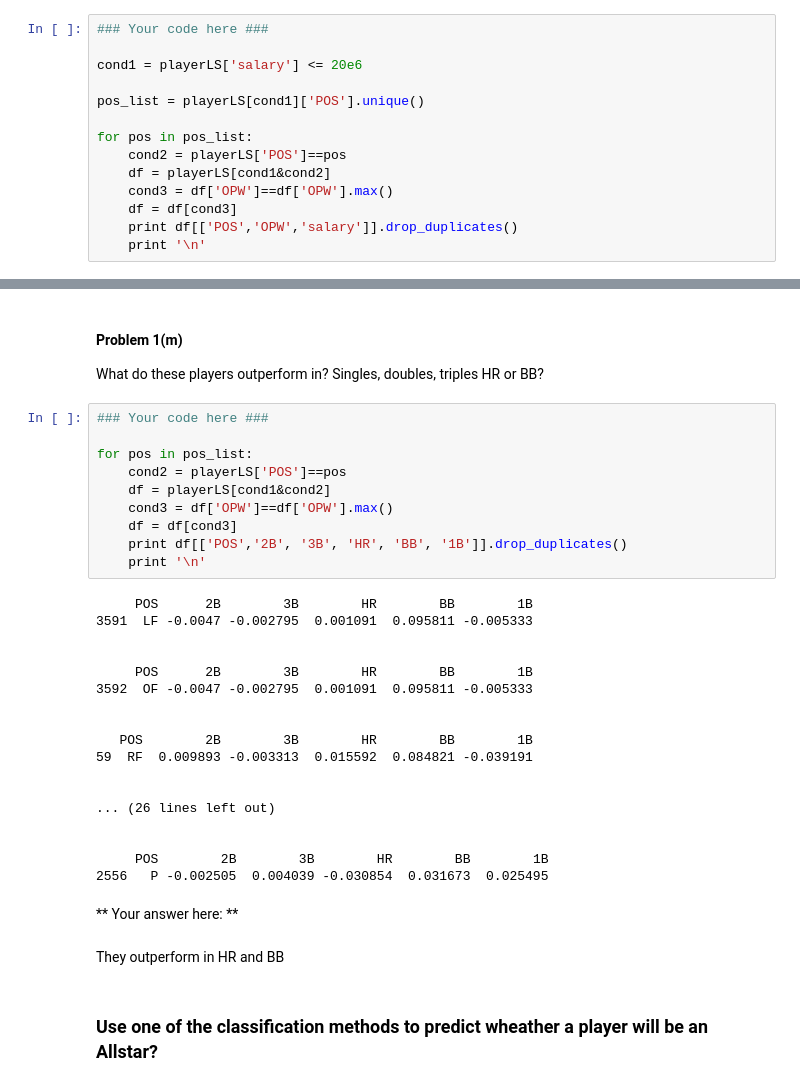
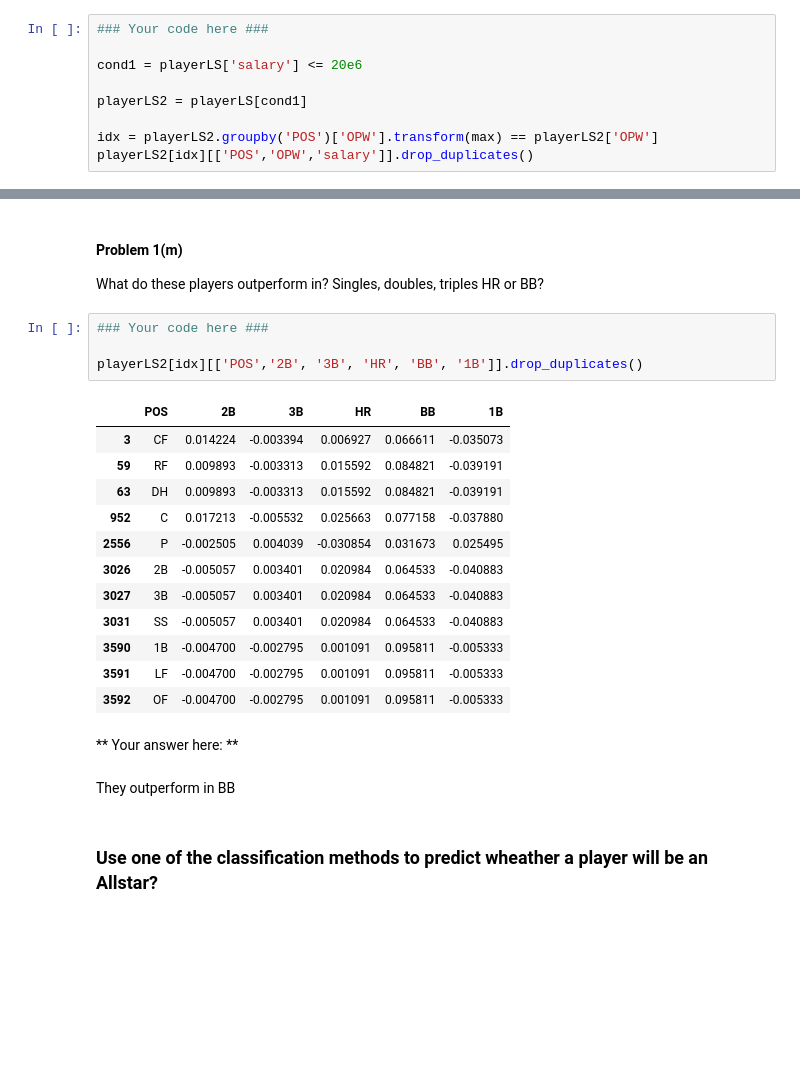
Before and after one commit to snazrul1/ssnazrul, a Jupyter notebook: DSE220/HW2/Assignment_2.ipynb, the cells around one changed output, grey strips where cells are left out. Drawn from its saved outputs; the diff is of its cells as text; blank space fills up the shorter version.

```diff
--- a/DSE220/HW2/Assignment_2.ipynb
+++ b/DSE220/HW2/Assignment_2.ipynb
@@ -446,13 +446,8 @@ Pick one players from one of each of these 10 position C, 1B, 2B, 3B, SS, LF, CF
 
 cond1 = playerLS['salary'] <= 20e6
 
-pos_list = playerLS[cond1]['POS'].unique()
+playerLS2 = playerLS[cond1]
 
-for pos in pos_list:
-    cond2 = playerLS['POS']==pos
-    df = playerLS[cond1&cond2]
-    cond3 = df['OPW']==df['OPW'].max()
-    df = df[cond3]
-    print df[['POS','OPW','salary']].drop_duplicates()
-    print '\n'
+idx = playerLS2.groupby('POS')['OPW'].transform(max) == playerLS2['OPW']
+playerLS2[idx][['POS','OPW','salary']].drop_duplicates()
 # %% [output]
@@ -476,39 +466,28 @@ for pos in pos_list:
 # %% [markdown]
 #### Problem 1(m)
 What do these players outperform in? Singles, doubles, triples HR or BB?
-# %%
-### Your code here ###
-
-for pos in pos_list:
-    cond2 = playerLS['POS']==pos
-    df = playerLS[cond1&cond2]
-    cond3 = df['OPW']==df['OPW'].max()
-    df = df[cond3]
-    print df[['POS','2B', '3B', 'HR', 'BB', '1B']].drop_duplicates()
-    print '\n'
-# %% [output]
-     POS      2B        3B        HR        BB        1B
-3591  LF -0.0047 -0.002795  0.001091  0.095811 -0.005333
-
-
-     POS      2B        3B        HR        BB        1B
-3592  OF -0.0047 -0.002795  0.001091  0.095811 -0.005333
-
-
-   POS        2B        3B        HR        BB        1B
-59  RF  0.009893 -0.003313  0.015592  0.084821 -0.039191
-
-
-... (26 lines left out)
-
-
-     POS        2B        3B        HR        BB        1B
-2556   P -0.002505  0.004039 -0.030854  0.031673  0.025495
+# %%
+### Your code here ###
+
+playerLS2[idx][['POS','2B', '3B', 'HR', 'BB', '1B']].drop_duplicates()
+# %% [output]
+|  | POS | 2B | 3B | HR | BB | 1B |
+| 3 | CF | 0.014224 | -0.003394 | 0.006927 | 0.066611 | -0.035073 |
+| 59 | RF | 0.009893 | -0.003313 | 0.015592 | 0.084821 | -0.039191 |
+| 63 | DH | 0.009893 | -0.003313 | 0.015592 | 0.084821 | -0.039191 |
+| 952 | C | 0.017213 | -0.005532 | 0.025663 | 0.077158 | -0.037880 |
+| 2556 | P | -0.002505 | 0.004039 | -0.030854 | 0.031673 | 0.025495 |
+| 3026 | 2B | -0.005057 | 0.003401 | 0.020984 | 0.064533 | -0.040883 |
+| 3027 | 3B | -0.005057 | 0.003401 | 0.020984 | 0.064533 | -0.040883 |
+| 3031 | SS | -0.005057 | 0.003401 | 0.020984 | 0.064533 | -0.040883 |
+| 3590 | 1B | -0.004700 | -0.002795 | 0.001091 | 0.095811 | -0.005333 |
+| 3591 | LF | -0.004700 | -0.002795 | 0.001091 | 0.095811 | -0.005333 |
+| 3592 | OF | -0.004700 | -0.002795 | 0.001091 | 0.095811 | -0.005333 |
 # %% [markdown]
 ** Your answer here: **
 # %% [markdown]
 
-They outperform in HR and BB
+They outperform in BB
 # %% [markdown]
 ### Use one of the classification methods to predict wheather a player will be an Allstar?
 # %%
```
Also changed, not shown: parts of 7 cells of this notebook.
